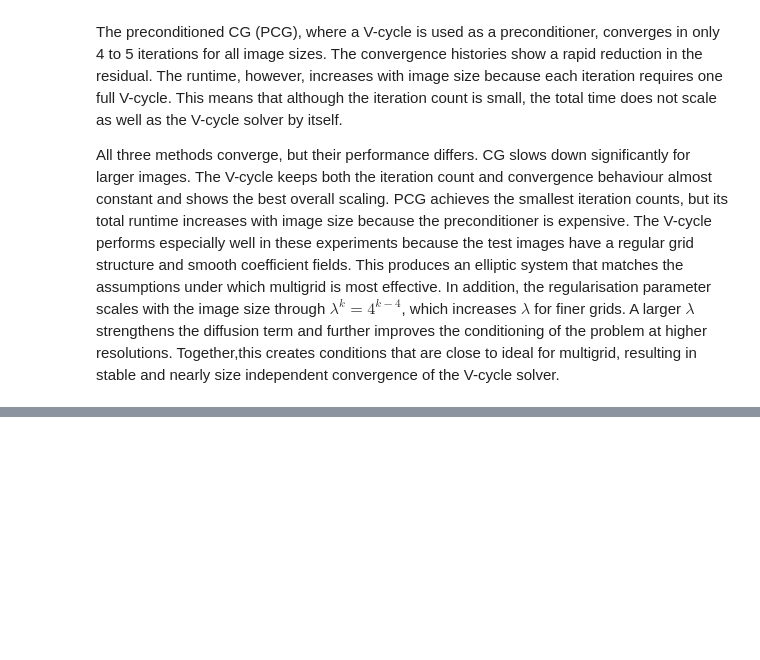
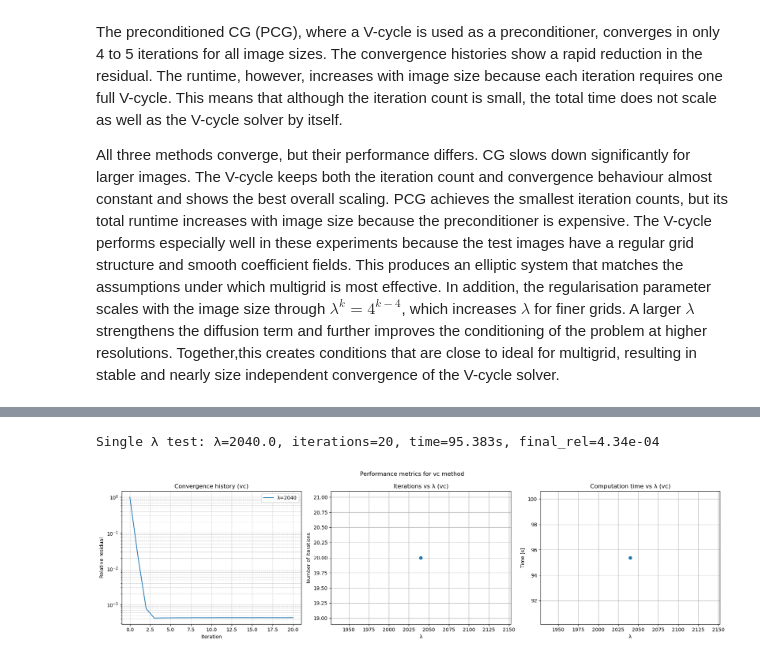
Before and after one commit to tlhaugen/TMA4205-Estimation-of-Optical-Flow, a Jupyter notebook: main.ipynb, the cells around one changed output, grey strips where cells are left out. Saved outputs shown, nothing was run; the diff lists cells and outputs as text; code cells hidden in the pictures; blank space fills up the shorter version.

```diff
--- a/main.ipynb
+++ b/main.ipynb
@@ -955,0 +1174,44 @@ plot_performance_lambda(results, method="pcg")
+# %%
+tol = 1e-8
+maxit = 20
+
+frame0_path = "test_images/frame10.png"
+frame1_path = "test_images/frame11.png"
+Im_0_raw = plt.imread(frame0_path)
+Im_1_raw = plt.imread(frame1_path)
+
+lam = 2040.0
+
+# results dict in the structure that plot_performance_lambda expects
+results_vc = {
+    "vc": {
+        "lam": np.array([lam], dtype=float),
+        "iterations": np.zeros(1, dtype=int),
+        "time": np.zeros(1, dtype=float),
+        "residual_history": [[]],
+    }
+}
+
+# preprocess
+u0, v0, Ix, Iy, rhsu, rhsv, Im_0, Im_1 = image_preprocess(Im_0_raw, Im_1_raw, 0.5)
+
+# solve
+start_time = time.time()
+u_vc, v_vc, it_vc, rel_vc, res_vc = of_vc(
+    u0, v0, Ix, Iy, lam, rhsu, rhsv,
+    s1=5, s2=5, max_level=2, tol=tol, maxit=maxit
+)
+t_vc = time.time() - start_time
+
+# store results
+results_vc["vc"]["iterations"][0] = it_vc
+results_vc["vc"]["time"][0] = t_vc
+results_vc["vc"]["residual_history"][0] = res_vc
+
+print(f"Single λ test: λ={lam}, iterations={it_vc}, time={t_vc:.3f}s, final_rel={rel_vc:.2e}")
+
+# plot
+plot_performance_lambda(results_vc, method="vc")
+# %% [output]
+Single λ test: λ=2040.0, iterations=20, time=95.383s, final_rel=4.34e-04
+[figure, added]
```
Also changed, not shown: parts of 23 cells of this notebook.
